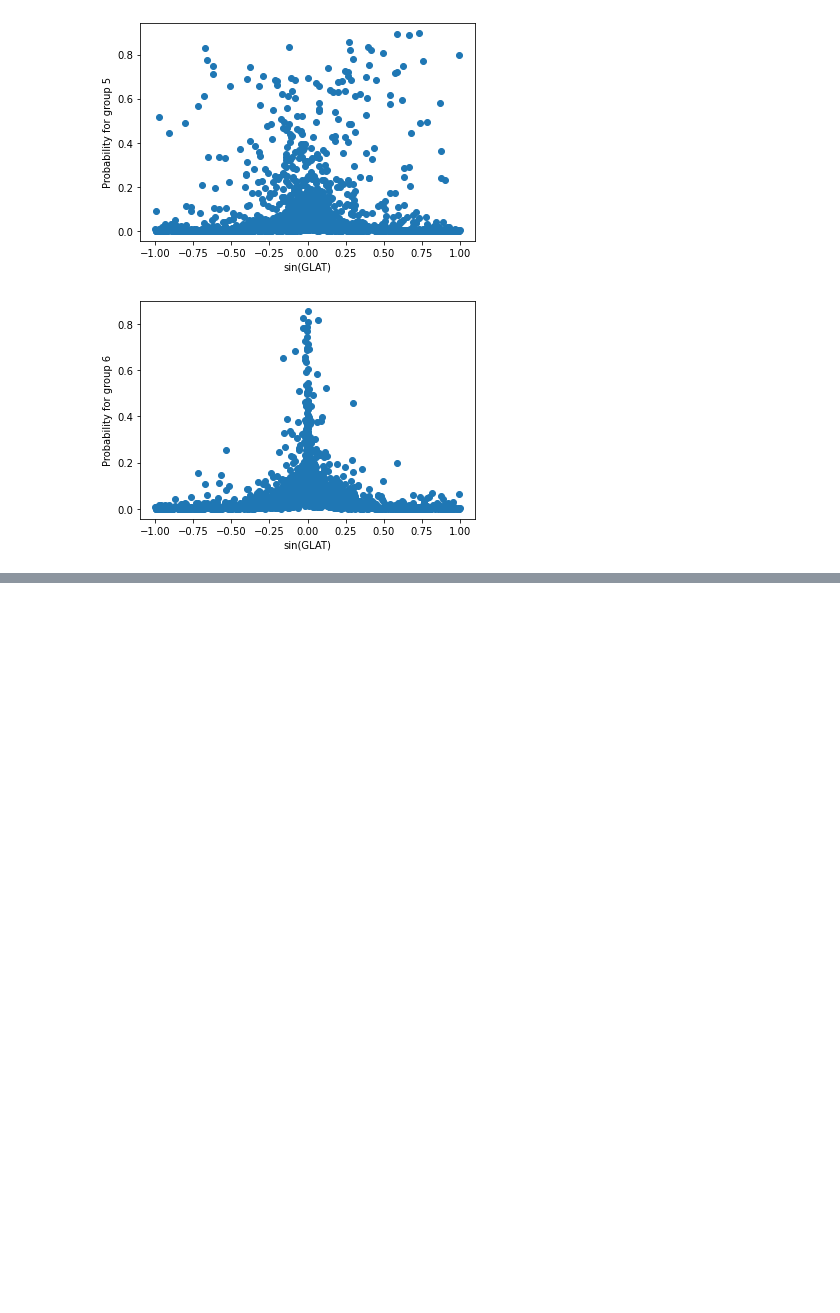
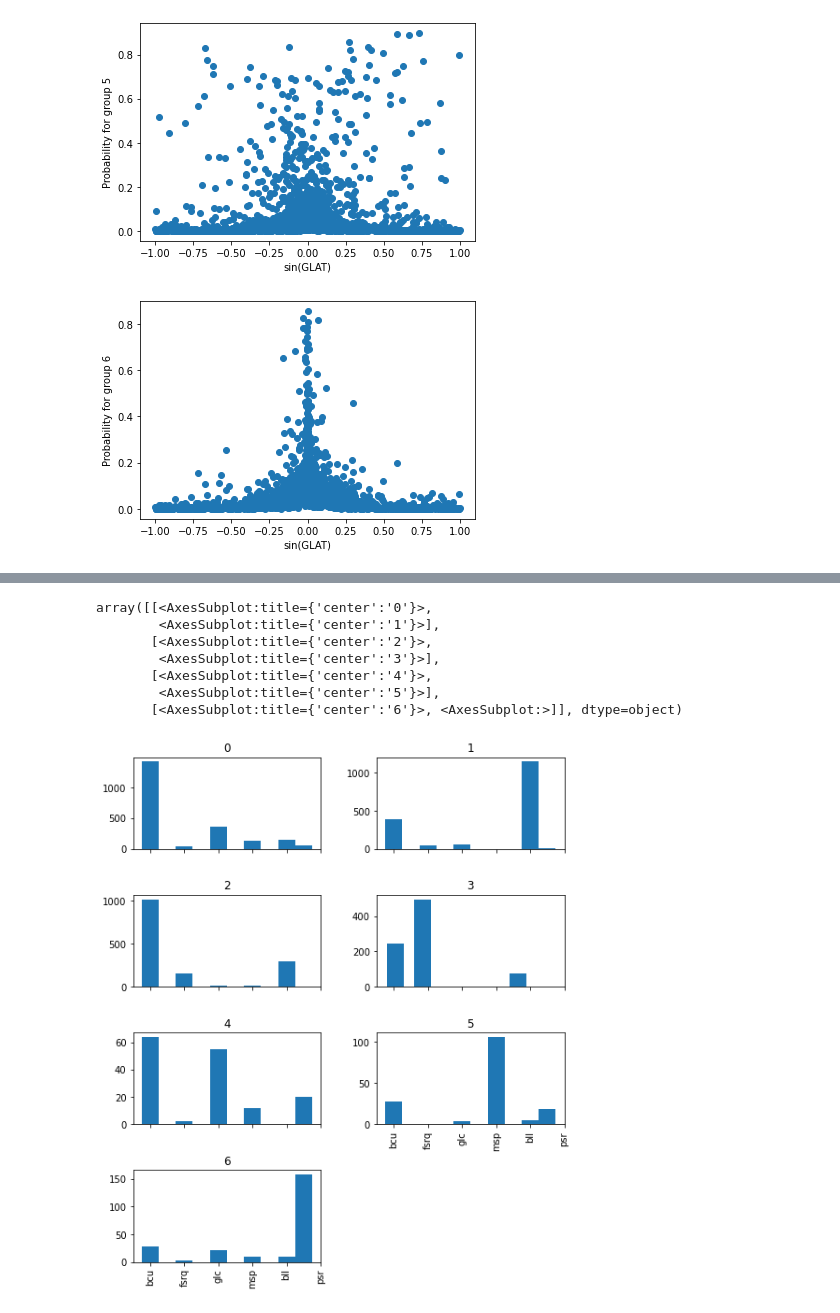
Before and after one commit to aakashbhat/Ferm-Followup, a Jupyter notebook: python/Untitled.ipynb, the cells around one changed output, grey strips where cells are left out. Cells and saved outputs as stored; diff of their text form; code cells hidden in the pictures; blank space fills up the shorter version.

```diff
--- a/python/Untitled.ipynb
+++ b/python/Untitled.ipynb
@@ -68,3 +77,7 @@ Total Unassociated:  2157
 5883   4FGL J2038.4+4212  0.688825
 5120   4FGL J1823.3-1340  0.685599
 4749  4FGL J1741.6-3917e  0.683629
+# %%
+#Get the index of the column which has the highest value, which defines the assigned group for the highest probability
+df["predicted_class_num"]=df[["1", "2","3","4","5","6"]].idxmax(axis=1)
+print(df["predicted_class_num"].value_counts())
@@ -70,0 +92,13 @@ Total Unassociated:  2157
+# %%
+#Define groups. Unassociated sources have group 0. The rest are divided into the 6 groups accordingly based on 4fgl-dr2 class.
+#This number also corresponds to the number assigned to the column above. I am just using it to get outliers
+df["original_group"]=1
+df["original_group"][key_unas]=0
+df["original_group"][df["CLASS1"].isin({"bcu","ssrq"})]=2
+df["original_group"][df["CLASS1"].isin({"fsrq","sey","nlsy1","agn"})]=3
+df["original_group"][df["CLASS1"].isin({"glc","nov","spp"})]=4
+df["original_group"][df["CLASS1"].isin({"msp","lmb"})]=5
+df["original_group"][df["CLASS1"].isin({"hmb","psr","sfr","snr","gc","pwn","gal","bin"})]=6
+
+
+print(df["original_group"].dtype)
@@ -70,0 +124,13 @@ Total Unassociated:  2157
+# %%
+import numpy as np
+df["predicted_class"]=df["predicted_class_num"].replace(to_replace={'1':"bll",'2':"bcu",'3':"fsrq",'4':"glc",'5':"msp",'6':"psr"})
+df.hist(column="predicted_class",by="original_group",figsize=(8,10),align='left',sharex=True,layout=(4,2),width=0.5)
+# %% [output]
+array([[<AxesSubplot:title={'center':'0'}>,
+        <AxesSubplot:title={'center':'1'}>],
+       [<AxesSubplot:title={'center':'2'}>,
+        <AxesSubplot:title={'center':'3'}>],
+       [<AxesSubplot:title={'center':'4'}>,
+        <AxesSubplot:title={'center':'5'}>],
+       [<AxesSubplot:title={'center':'6'}>, <AxesSubplot:>]], dtype=object)
+[figure, added]
```
Also changed, not shown: parts of 18 cells of this notebook, 2 other files.
